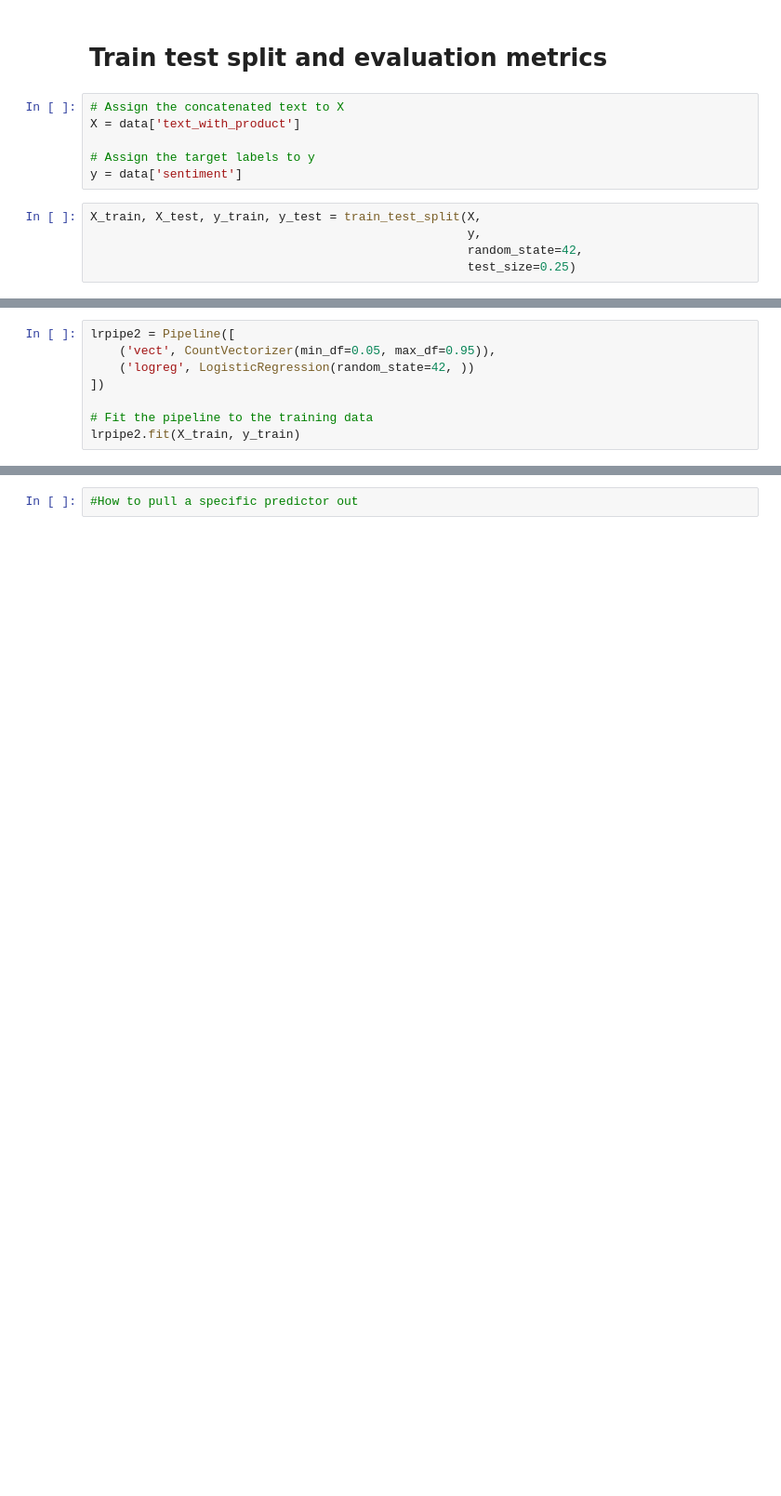
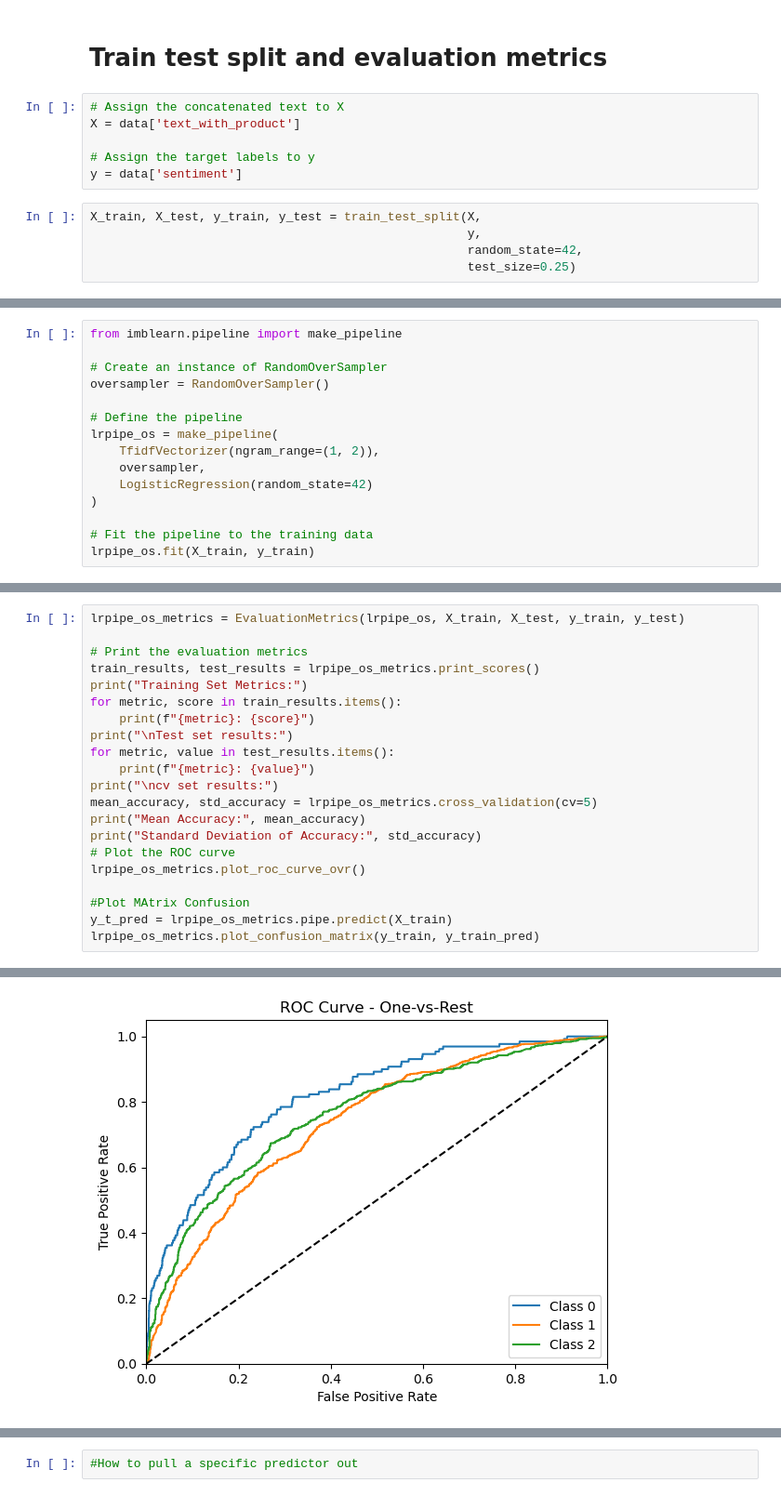
Before and after one commit to DenizzEmre/Phase_4_project, a Jupyter notebook: clean_notebook.ipynb, the cells around one changed output, grey strips where cells are left out. Shown at 93% size. Drawn from its saved outputs; the diff is of its cells as text; blank space fills up the shorter version.

```diff
--- a/clean_notebook.ipynb
+++ b/clean_notebook.ipynb
@@ -422,8 +566,0 @@ Standard Deviation of Accuracy: 0.01158771743514423
-# %%
-lrpipe2 = Pipeline([
-    ('vect', CountVectorizer(min_df=0.05, max_df=0.95)),
-    ('logreg', LogisticRegression(random_state=42, ))
-])
-
-# Fit the pipeline to the training data
-lrpipe2.fit(X_train, y_train)
@@ -471,0 +571,15 @@ Standard Deviation of Accuracy: 0.011230396971943576
+# %%
+from imblearn.pipeline import make_pipeline
+
+# Create an instance of RandomOverSampler
+oversampler = RandomOverSampler()
+
+# Define the pipeline
+lrpipe_os = make_pipeline(
+    TfidfVectorizer(ngram_range=(1, 2)),
+    oversampler,
+    LogisticRegression(random_state=42)
+)
+
+# Fit the pipeline to the training data
+lrpipe_os.fit(X_train, y_train)
@@ -471,0 +590,22 @@ Standard Deviation of Accuracy: 0.011230396971943576
+# %%
+lrpipe_os_metrics = EvaluationMetrics(lrpipe_os, X_train, X_test, y_train, y_test)
+
+# Print the evaluation metrics
+train_results, test_results = lrpipe_os_metrics.print_scores()
+print("Training Set Metrics:")
+for metric, score in train_results.items():
+    print(f"{metric}: {score}")
+print("\nTest set results:")
+for metric, value in test_results.items():
+    print(f"{metric}: {value}")
+print("\ncv set results:")
+mean_accuracy, std_accuracy = lrpipe_os_metrics.cross_validation(cv=5)
+print("Mean Accuracy:", mean_accuracy)
+print("Standard Deviation of Accuracy:", std_accuracy)
+# Plot the ROC curve
+lrpipe_os_metrics.plot_roc_curve_ovr()
+
+#Plot MAtrix Confusion
+y_t_pred = lrpipe_os_metrics.pipe.predict(X_train)
+lrpipe_os_metrics.plot_confusion_matrix(y_train, y_train_pred)
+# %% [output]
@@ -471,0 +627 @@ Standard Deviation of Accuracy: 0.011230396971943576
+[figure, added]
```
Also changed, not shown: parts of 74 cells of this notebook, 1 other file.
